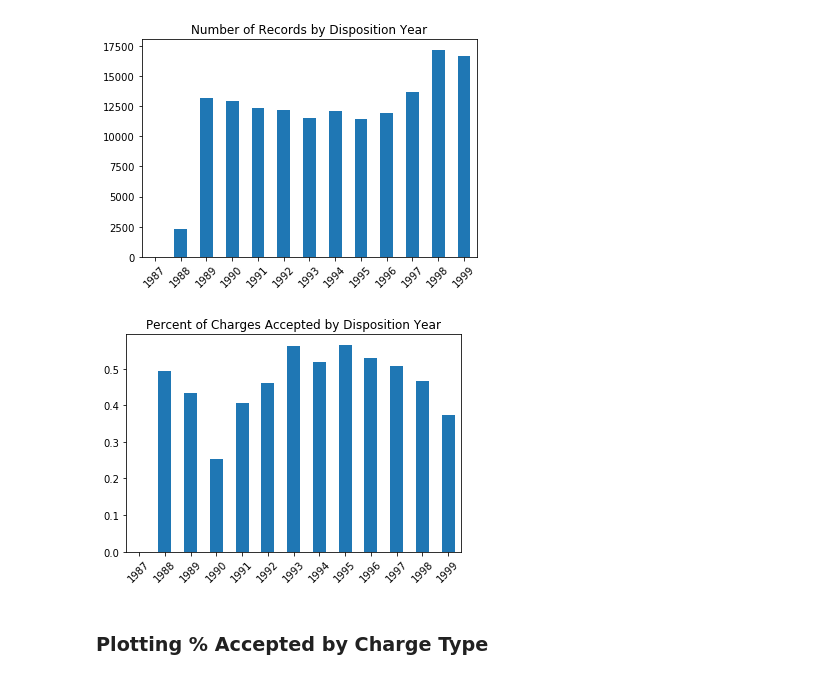
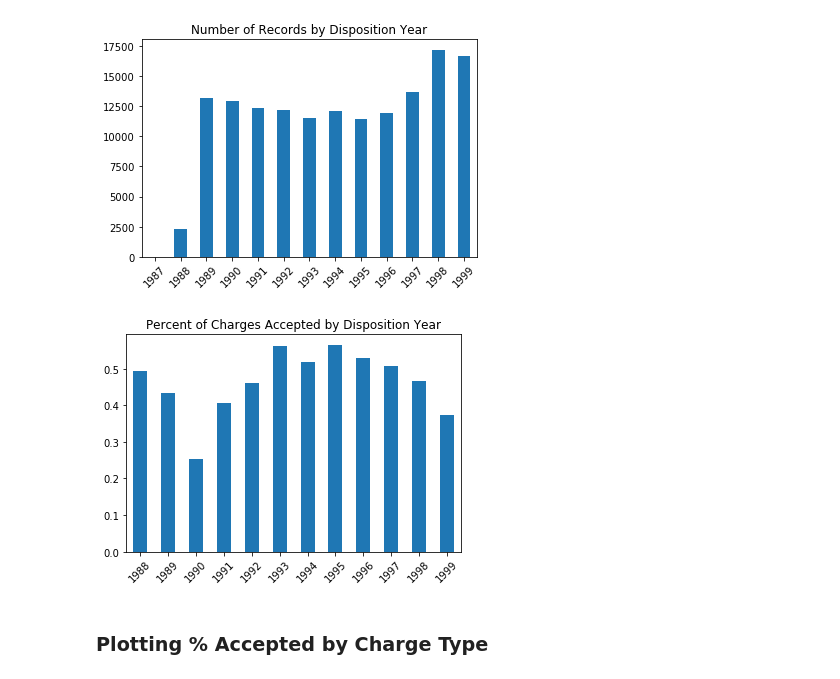
Before and after one commit to da1933/NODA, a Jupyter notebook: CR_independent_study/Modeling-Predicted Prosecutor.ipynb, the cells around one changed output. Drawn from its saved outputs; the diff is of its cells as text; code cells hidden in the pictures.

```diff
--- a/CR_independent_study/Modeling-Predicted Prosecutor.ipynb
+++ b/CR_independent_study/Modeling-Predicted Prosecutor.ipynb
@@ -173,10 +173,10 @@ plt.savefig("Dispositions_per_yr.png")
 # %% [output]
 [figure]
 # %%
-by_sc_disp_date['Percent'].plot(kind = 'bar', title = "Percent of Charges Accepted by Disposition Year", rot = 45)
+by_sc_disp_date.drop(1987)['Percent'].plot(kind = 'bar', title = "Percent of Charges Accepted by Disposition Year", rot = 45)
 plt.savefig("Charges_accepted_per_yr.png")
 # %% [output]
-[figure, old version]
+[figure, new version]
 # %% [markdown]
 ### Plotting % Accepted by Charge Type
 # %%
```
Also changed, not shown: parts of 80 cells of this notebook, 1 other file.
